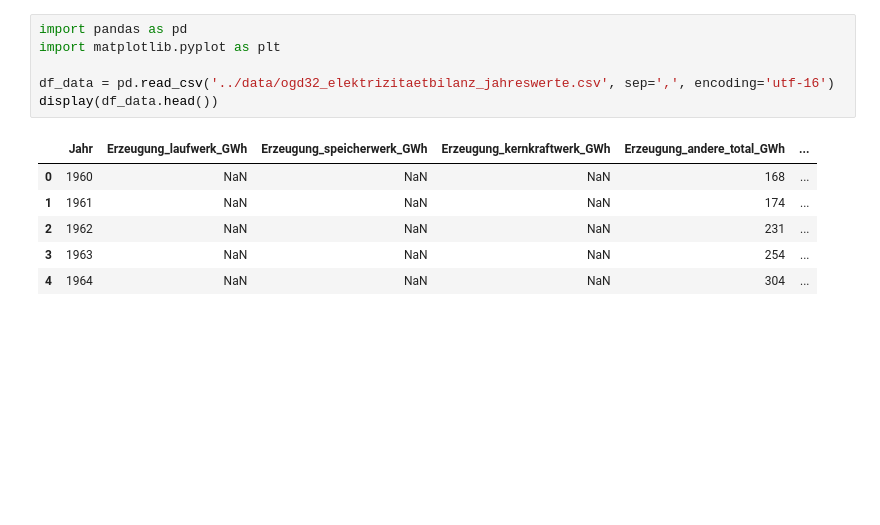
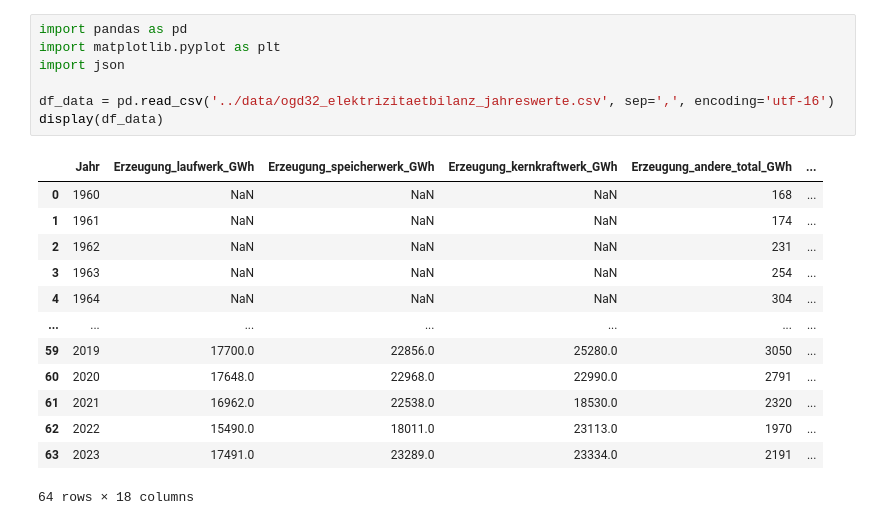
Before and after one commit to dario-baumberger/hslu-dviz-swiss-energy, a Jupyter notebook: python/ogd32_elektrizitaetbilanz_jahreswerte.ipynb, the cells around one changed output. Saved outputs shown, nothing was run; the diff lists cells and outputs as text; blank space fills up the shorter version.

```diff
--- a/python/ogd32_elektrizitaetbilanz_jahreswerte.ipynb
+++ b/python/ogd32_elektrizitaetbilanz_jahreswerte.ipynb
@@ -1,13 +1,21 @@
 # %%
 import pandas as pd
 import matplotlib.pyplot as plt
+import json
 
 df_data = pd.read_csv('../data/ogd32_elektrizitaetbilanz_jahreswerte.csv', sep=',', encoding='utf-16')
-display(df_data.head())
+display(df_data)
 # %% [output]
 |  | Jahr | Erzeugung_laufwerk_GWh | Erzeugung_speicherwerk_GWh | Erzeugung_kernkraftwerk_GWh | Erzeugung_andere_total_GWh | ... |
 | 0 | 1960 | NaN | NaN | NaN | 168 | ... |
 | 1 | 1961 | NaN | NaN | NaN | 174 | ... |
 | 2 | 1962 | NaN | NaN | NaN | 231 | ... |
 | 3 | 1963 | NaN | NaN | NaN | 254 | ... |
 | 4 | 1964 | NaN | NaN | NaN | 304 | ... |
+| ... | ... | ... | ... | ... | ... | ... |
+| 59 | 2019 | 17700.0 | 22856.0 | 25280.0 | 3050 | ... |
+| 60 | 2020 | 17648.0 | 22968.0 | 22990.0 | 2791 | ... |
+| 61 | 2021 | 16962.0 | 22538.0 | 18530.0 | 2320 | ... |
+| 62 | 2022 | 15490.0 | 18011.0 | 23113.0 | 1970 | ... |
+| 63 | 2023 | 17491.0 | 23289.0 | 23334.0 | 2191 | ... |
+64 rows × 18 columns
```
Also changed, not shown: parts of 4 cells of this notebook, 6 other files.
